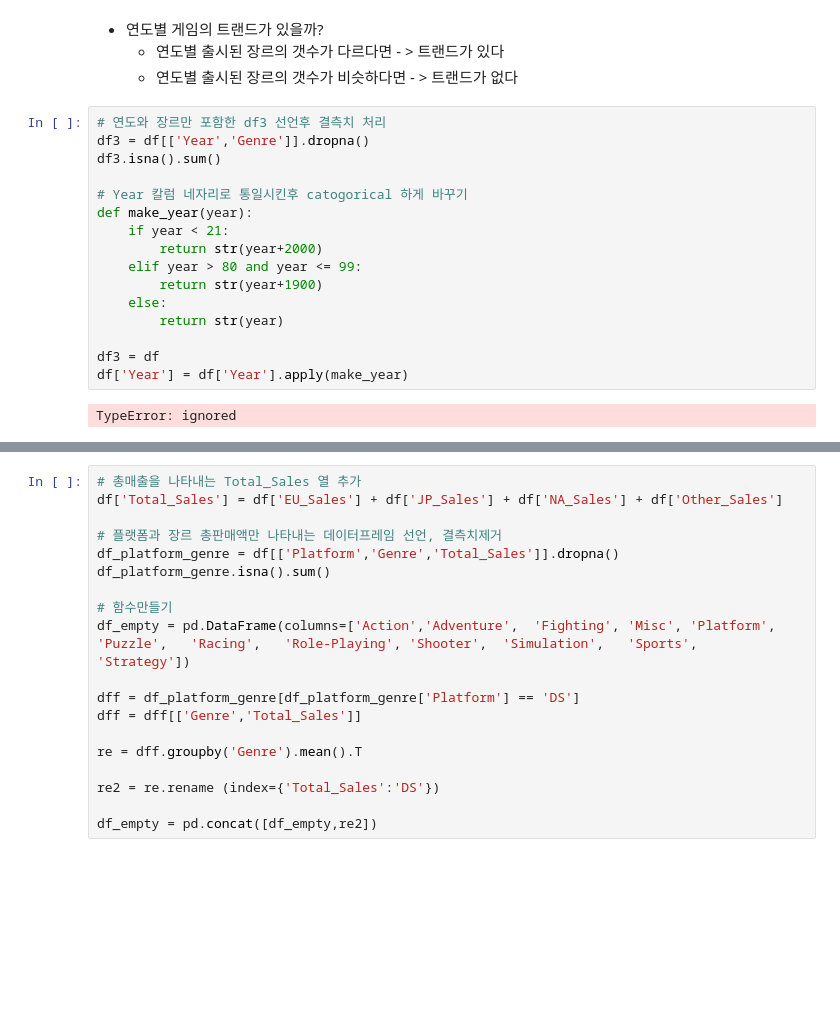
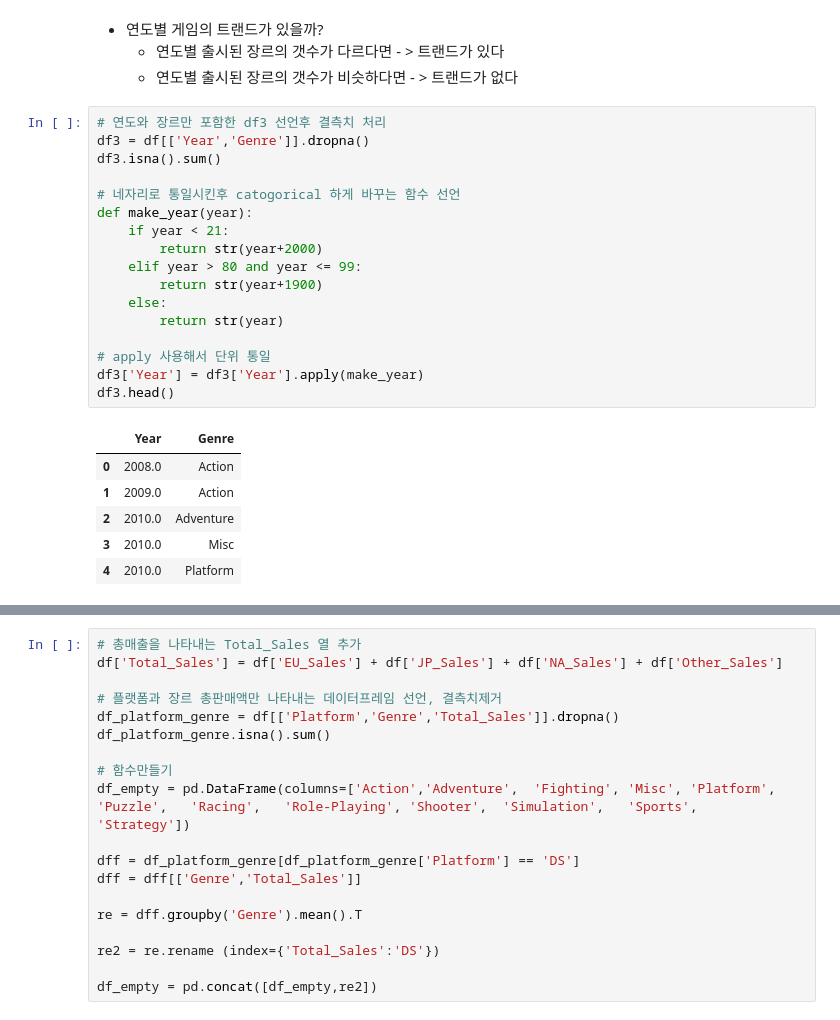
Before and after one commit to bong7233/AI_Project_1, a Jupyter notebook: AI_03_이상봉_Section1.ipynb, the cells around one changed output, grey strips where cells are left out. Saved outputs shown, nothing was run; the diff lists cells and outputs as text; blank space fills up the shorter version.

```diff
--- a/AI_03_이상봉_Section1.ipynb
+++ b/AI_03_이상봉_Section1.ipynb
@@ -156,21 +156,27 @@ Strategy /p-value = 2.6194762348013894e-12
 # %%
 # 연도와 장르만 포함한 df3 선언후 결측치 처리
 df3 = df[['Year','Genre']].dropna()
 df3.isna().sum()
 
-# Year 칼럼 네자리로 통일시킨후 catogorical 하게 바꾸기
+# 네자리로 통일시킨후 catogorical 하게 바꾸는 함수 선언
 def make_year(year):
     if year < 21:
         return str(year+2000)
     elif year > 80 and year <= 99:
         return str(year+1900)
     else:
         return str(year)
 
-df3 = df
-df['Year'] = df['Year'].apply(make_year)
+# apply 사용해서 단위 통일
+df3['Year'] = df3['Year'].apply(make_year)
+df3.head()
 # %% [output]
-TypeError: ignored
+|  | Year | Genre |
+| 0 | 2008.0 | Action |
+| 1 | 2009.0 | Action |
+| 2 | 2010.0 | Adventure |
+| 3 | 2010.0 | Misc |
+| 4 | 2010.0 | Platform |
 # %%
 # 각 년도별 장르의 갯수를 포함하는 데이터프레임 ge_ye 선언
 ge_ye = pd.crosstab(df3.Year,df3.Genre)
```
Also changed, not shown: parts of 4 cells of this notebook.
